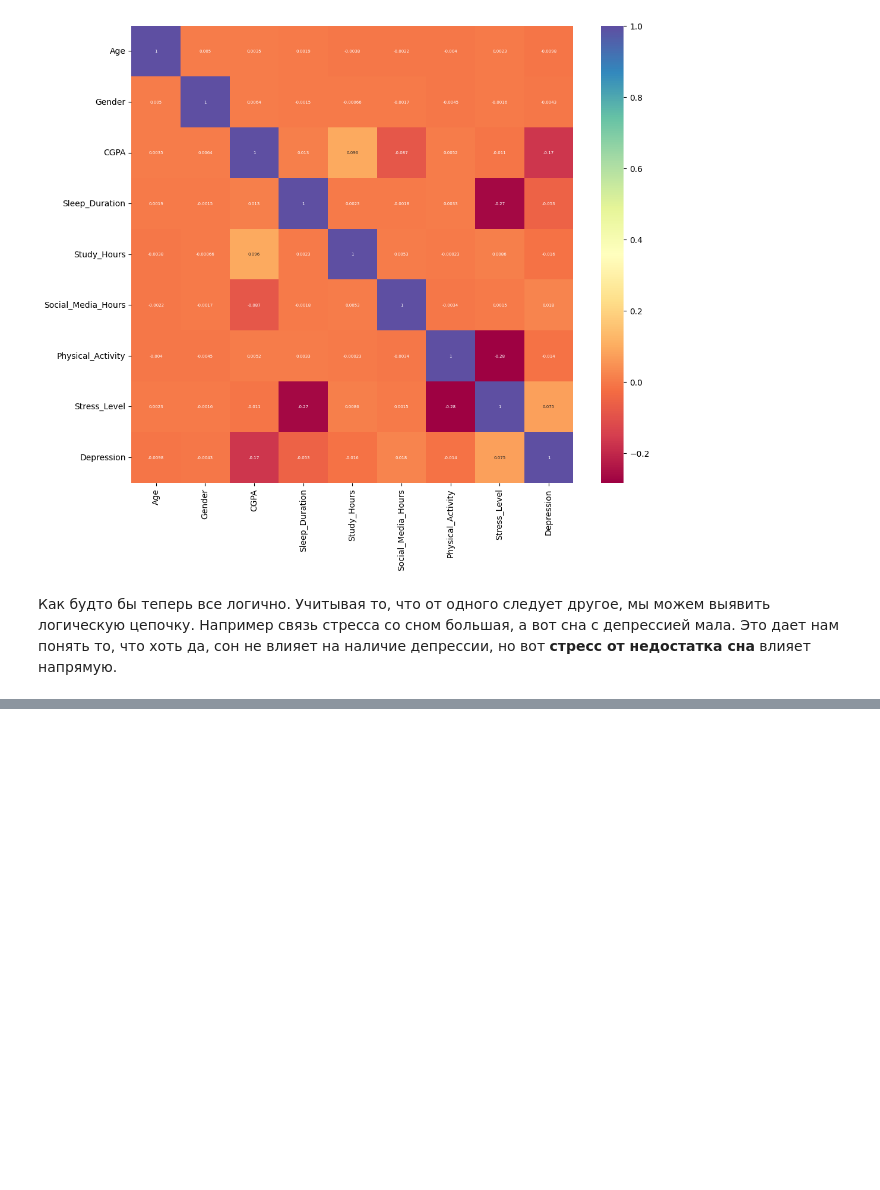
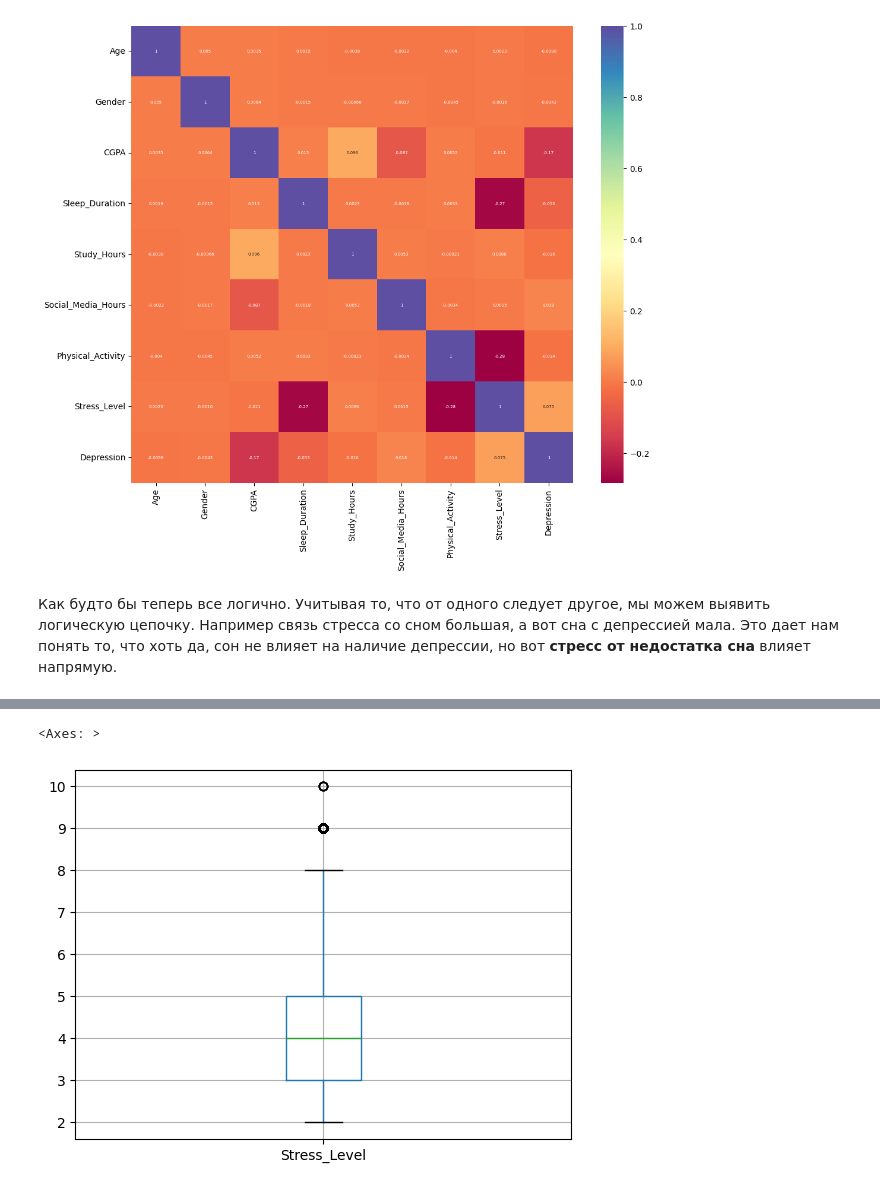
Before and after one commit to ager-afk/datasetwork, a Jupyter notebook: Липатникова WINTER ARC/анализ десперсии.ipynb, the cells around one changed output, grey strips where cells are left out. Saved outputs shown, nothing was run; the diff lists cells and outputs as text; code cells hidden in the pictures; blank space fills up the shorter version.

```diff
--- a/Липатникова WINTER ARC/анализ десперсии.ipynb
+++ b/Липатникова WINTER ARC/анализ десперсии.ipynb
@@ -586,0 +612,5 @@ plt.show()
+# %%
+df.boxplot('Stress_Level')
+# %% [output]
+<Axes: >
+[figure, added]
```
Also changed, not shown: parts of 31 cells of this notebook.
